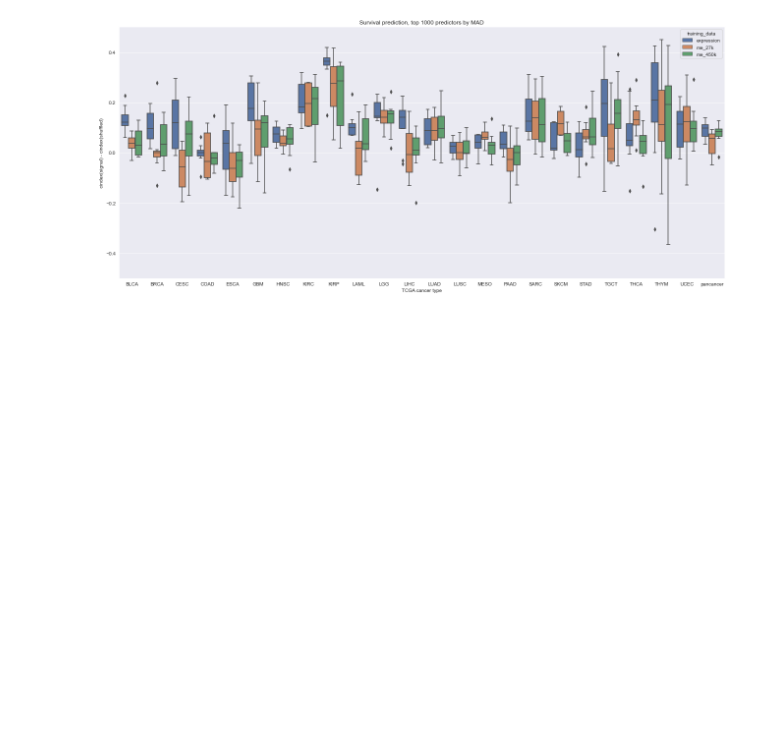
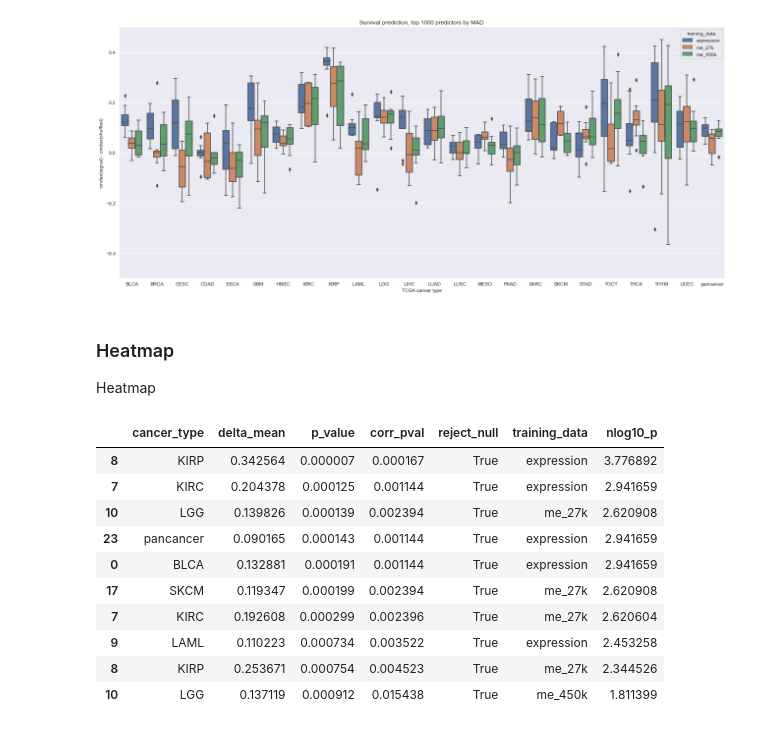
Before and after one commit to greenelab/mpmp, a Jupyter notebook: 06_predict_survival/plot_survival_results.ipynb, the cells around one changed output. Drawn from its saved outputs; the diff is of its cells as text; code cells hidden in the pictures; blank space fills up the shorter version.

```diff
--- a/06_predict_survival/plot_survival_results.ipynb
+++ b/06_predict_survival/plot_survival_results.ipynb
@@ -179,3 +181,27 @@ plt.ylim(-0.5, 0.5)
 plt.tight_layout()
 # %% [output]
 [figure]
+# %% [markdown]
+### Heatmap
+
+Heatmap
+# %%
+all_results_df = au.compare_all_data_types(results_df[~results_df.cancer_type.isin(drop_cancer_types)],
+                                           SIG_ALPHA,
+                                           identifier='cancer_type',
+                                           metric='cindex')
+
+all_results_df.rename(columns={'gene': 'cancer_type'}, inplace=True)
+all_results_df.sort_values(by='p_value').head(10)
+# %% [output]
+|  | cancer_type | delta_mean | p_value | corr_pval | reject_null | training_data | nlog10_p |
+| 8 | KIRP | 0.342564 | 0.000007 | 0.000167 | True | expression | 3.776892 |
+| 7 | KIRC | 0.204378 | 0.000125 | 0.001144 | True | expression | 2.941659 |
+| 10 | LGG | 0.139826 | 0.000139 | 0.002394 | True | me_27k | 2.620908 |
+| 23 | pancancer | 0.090165 | 0.000143 | 0.001144 | True | expression | 2.941659 |
+| 0 | BLCA | 0.132881 | 0.000191 | 0.001144 | True | expression | 2.941659 |
+| 17 | SKCM | 0.119347 | 0.000199 | 0.002394 | True | me_27k | 2.620908 |
+| 7 | KIRC | 0.192608 | 0.000299 | 0.002396 | True | me_27k | 2.620604 |
+| 9 | LAML | 0.110223 | 0.000734 | 0.003522 | True | expression | 2.453258 |
+| 8 | KIRP | 0.253671 | 0.000754 | 0.004523 | True | me_27k | 2.344526 |
+| 10 | LGG | 0.137119 | 0.000912 | 0.015438 | True | me_450k | 1.811399 |
```
Also changed, not shown: parts of 3 cells of this notebook, 1 other file.
